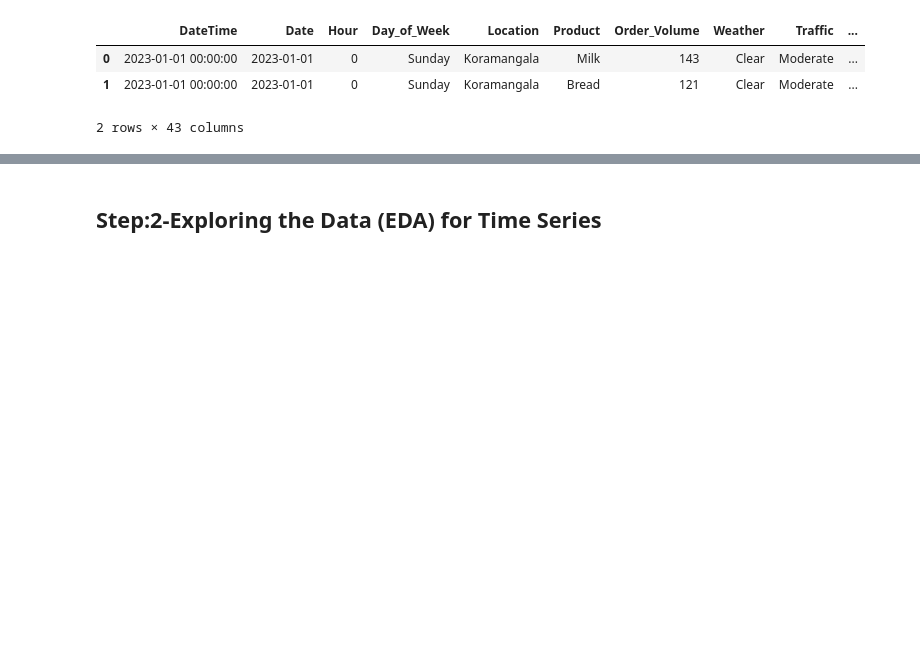
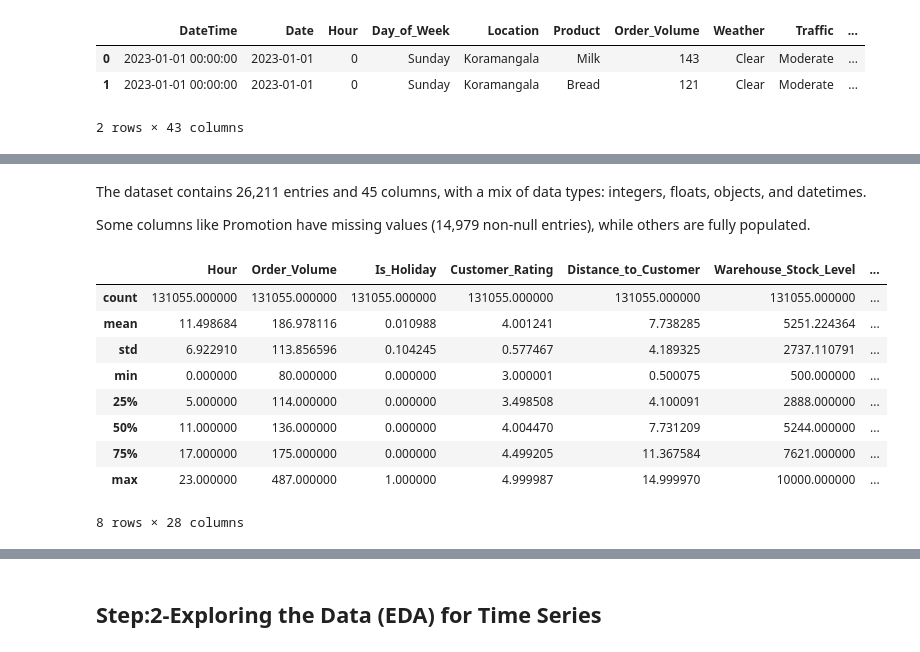
Before and after one commit to rahul8879/swiggy_demand_modelling, a Jupyter notebook: notebooks/analysis.ipynb, the cells around one changed output, grey strips where cells are left out. Cells and saved outputs as stored; diff of their text form; code cells hidden in the pictures; blank space fills up the shorter version.

```diff
--- a/notebooks/analysis.ipynb
+++ b/notebooks/analysis.ipynb
@@ -25,0 +46,16 @@ analysis_data.head(2)
+# %% [markdown]
+<p>The dataset contains 26,211 entries and 45 columns, with a mix of data types: integers, floats, objects, and datetimes.</p>
+<p>Some columns like Promotion have missing values (14,979 non-null entries), while others are fully populated.</p>
+# %%
+analysis_data.describe()
+# %% [output]
+|  | Hour | Order_Volume | Is_Holiday | Customer_Rating | Distance_to_Customer | Warehouse_Stock_Level | ... |
+| count | 131055.000000 | 131055.000000 | 131055.000000 | 131055.000000 | 131055.000000 | 131055.000000 | ... |
+| mean | 11.498684 | 186.978116 | 0.010988 | 4.001241 | 7.738285 | 5251.224364 | ... |
+| std | 6.922910 | 113.856596 | 0.104245 | 0.577467 | 4.189325 | 2737.110791 | ... |
+| min | 0.000000 | 80.000000 | 0.000000 | 3.000001 | 0.500075 | 500.000000 | ... |
+| 25% | 5.000000 | 114.000000 | 0.000000 | 3.498508 | 4.100091 | 2888.000000 | ... |
+| 50% | 11.000000 | 136.000000 | 0.000000 | 4.004470 | 7.731209 | 5244.000000 | ... |
+| 75% | 17.000000 | 175.000000 | 0.000000 | 4.499205 | 11.367584 | 7621.000000 | ... |
+| max | 23.000000 | 487.000000 | 1.000000 | 4.999987 | 14.999970 | 10000.000000 | ... |
+8 rows × 28 columns
```
Also changed, not shown: parts of 26 cells of this notebook.
